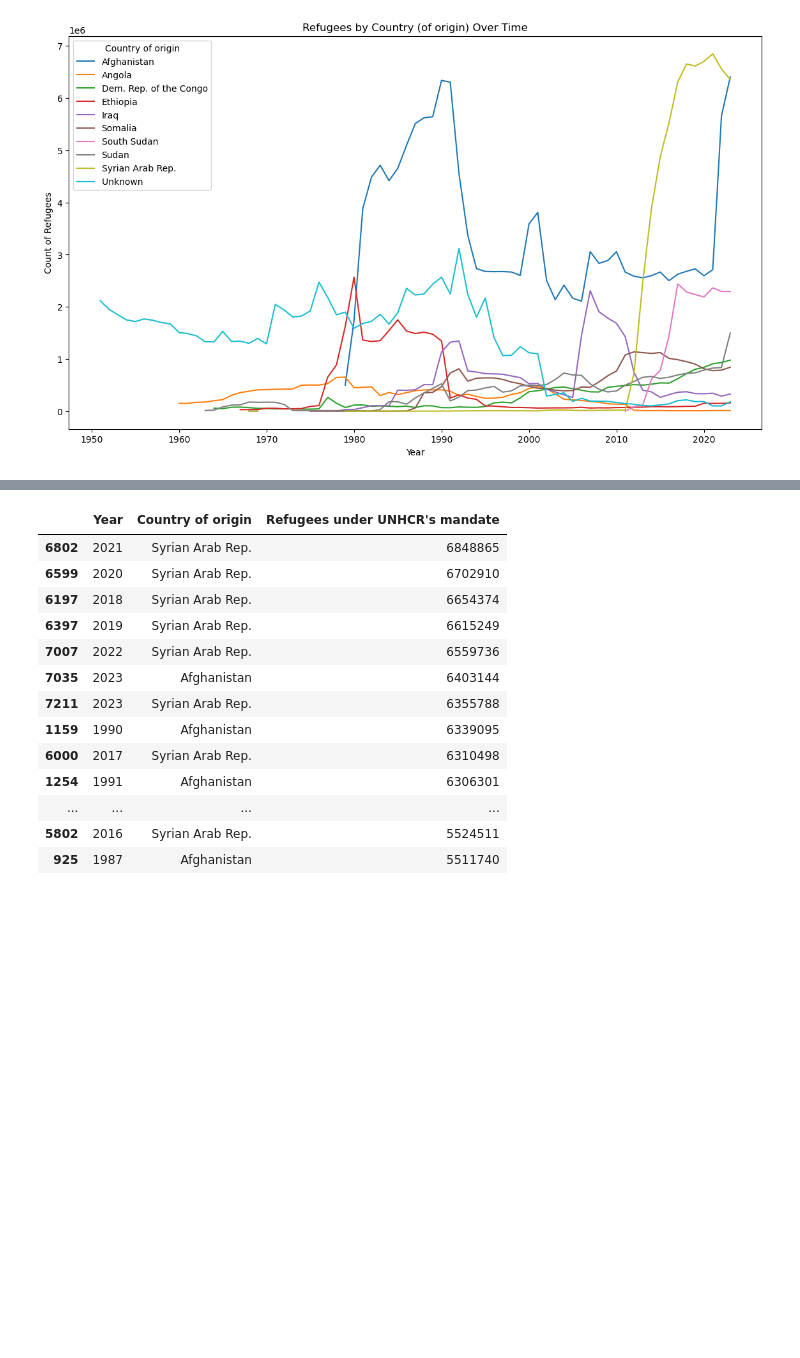
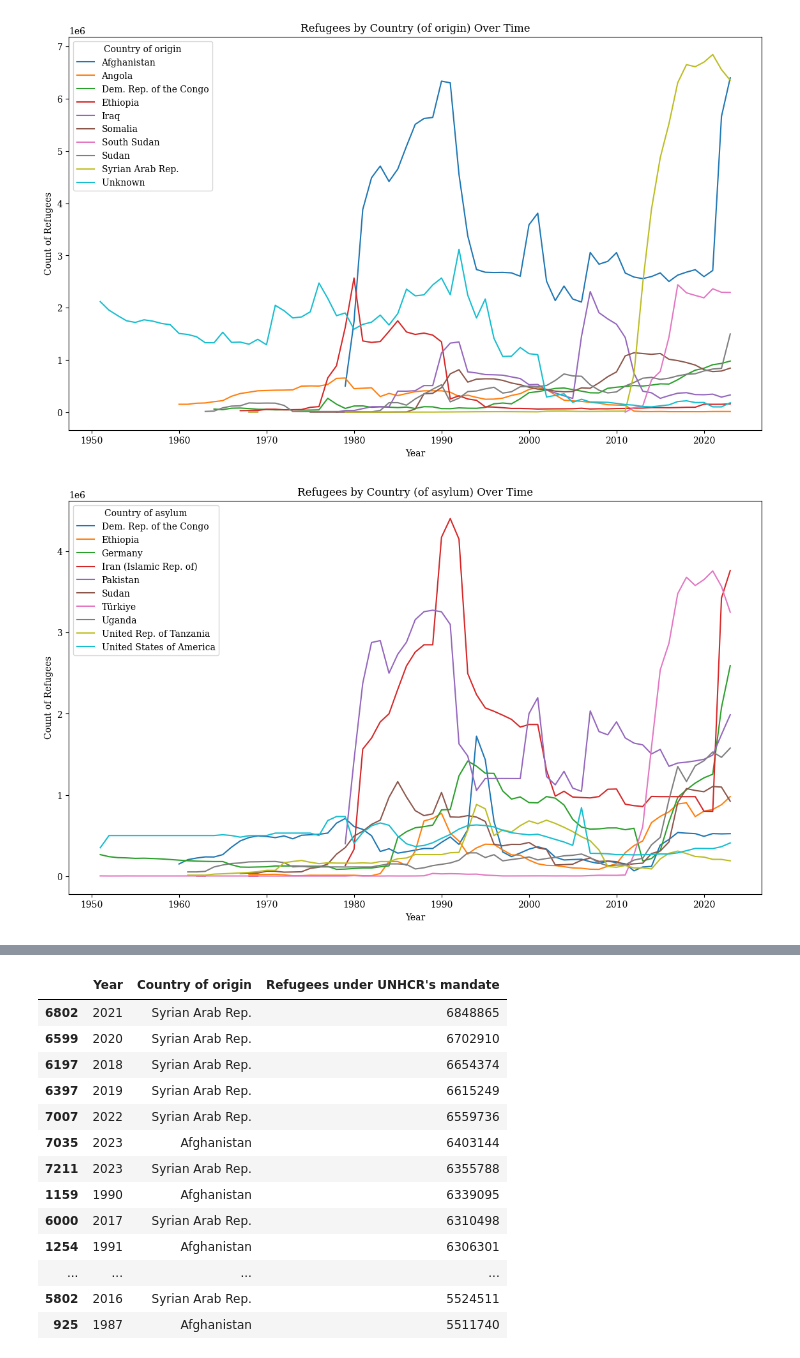
Before and after one commit to ryanhartman247/capstone_refugees_da12, a Jupyter notebook: notebooks/population_totals.ipynb, the cells around one changed output, grey strips where cells are left out. Cells and saved outputs as stored; diff of their text form; code cells hidden in the pictures; blank space fills up the shorter version.

```diff
--- a/notebooks/population_totals.ipynb
+++ b/notebooks/population_totals.ipynb
@@ -79,0 +108,9 @@ top_df = pop_df[pop_df['Country of origin'].isin(count_origin['Country of origin
+# %%
+# same thing but only for top 10 countries of asylum
+count_asylum_top = (
+    pop_df.groupby('Country of asylum')["Refugees under UNHCR's mandate"].sum()
+    .reset_index()
+    .sort_values("Refugees under UNHCR's mandate", ascending=False)
+    .iloc[0:10]
+)
+count_asylum_top
@@ -97,3 +149,25 @@ plt.title('Refugees by Country (of origin) Over Time')
 plt.show()
 # %% [output]
 [figure]
+# %%
+# do the same graph as above but for country of ASYLUM
+
+# slicing pop_df to only include countries that exist in count_asylum_top df
+top_df_asylum = pop_df[pop_df['Country of asylum'].isin(count_asylum_top['Country of asylum'])]
+
+# Group by year and country to get sum of refugees by country by year
+df_grouped = top_df_asylum.groupby(['Year', 'Country of asylum'])['Refugees under UNHCR\'s mandate'].sum().reset_index()
+
+# Create pivot table with country as rows and year as columns
+df_pivot = df_grouped.pivot(index='Year', columns='Country of asylum', values='Refugees under UNHCR\'s mandate')
+
+# plotted
+plt.figure(figsize=(14, 8))
+df_pivot.plot(kind='line', legend=True, ax=plt.gca())
+
+plt.xlabel('Year')
+plt.ylabel('Count of Refugees')
+plt.title('Refugees by Country (of asylum) Over Time')
+plt.show()
+# %% [output]
+[figure, added]
```
Also changed, not shown: parts of 13 cells of this notebook, 1 other file.
